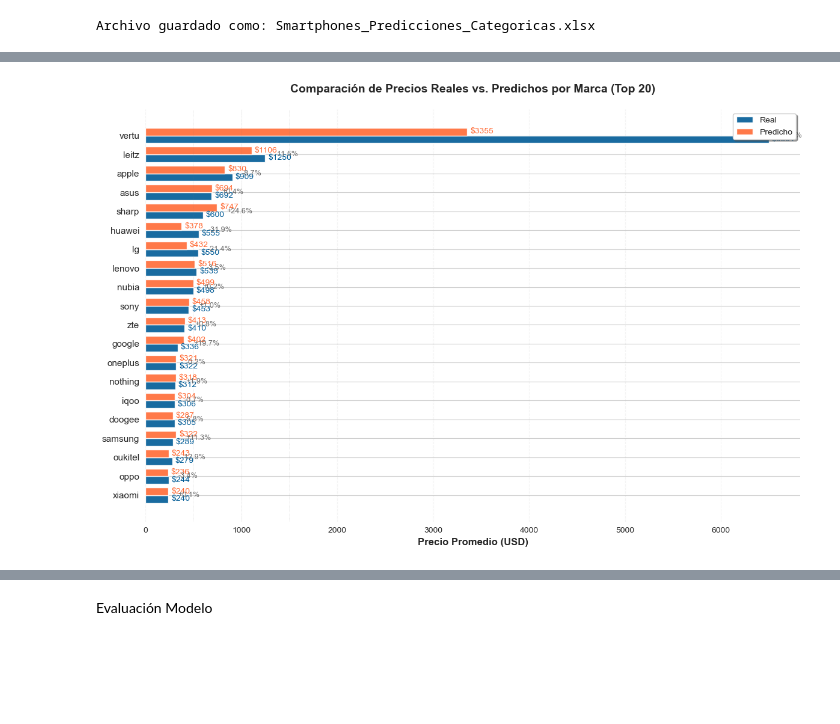
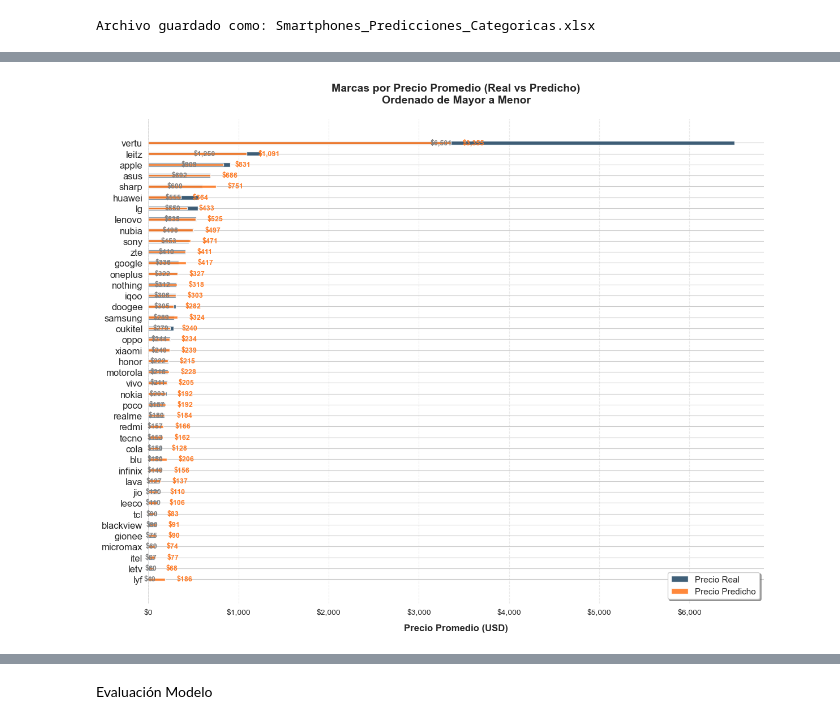
Before and after one commit to Pato66661/Ciencia_Datos_T2, a Jupyter notebook: Proyecto_Fundamentos_Programación/Proyecto.ipynb, the cells around one changed output, grey strips where cells are left out. Saved outputs shown, nothing was run; the diff lists cells and outputs as text; code cells hidden in the pictures; blank space fills up the shorter version.

```diff
--- a/Proyecto_Fundamentos_Programación/Proyecto.ipynb
+++ b/Proyecto_Fundamentos_Programación/Proyecto.ipynb
@@ -1001,69 +1001,3 @@ plt.show()
-# %%
-import matplotlib.pyplot as plt
-import numpy as np
-import seaborn as sns
-
-# Configuración de estilo ejecutivo
-sns.set_style("whitegrid")
-plt.rcParams['font.family'] = 'Arial'
-plt.rcParams['axes.titlesize'] = 14
-plt.rcParams['axes.labelsize'] = 12
-
-# Preparar datos
-top_20 = precio_promedio.head(20).sort_values('price_usd', ascending=True)  # Orden ascendente para mejor lectura
-
-# Crear figura
-fig, ax = plt.subplots(figsize=(12, 8))
-
-# Barras horizontales
-bar_height = 0.4
-y = np.arange(len(top_20))
-
-ax.barh(y - bar_height/2, top_20['price_usd'], height=bar_height,
-        color='#005b96', label='Real', alpha=0.9)
-ax.barh(y + bar_height/2, top_20['predicted_price_usd'], height=bar_height,
-        color='#ff6b35', label='Predicho', alpha=0.9)
-
-# Líneas verticales finas para guía
-for val in [500, 1000, 1500]:
-    ax.axvline(x=val, color='gray', linestyle=':', alpha=0.3, linewidth=0.5)
-
-# Añadir valores
-for i, (real, pred) in enumerate(zip(top_20['price_usd'], top_20['predicted_price_usd'])):
-    ax.text(real + 30, i - bar_height/2, f"${real:.0f}",
-            va='center', ha='left', color='#005b96', fontsize=10)
-    ax.text(pred + 30, i + bar_height/2, f"${pred:.0f}",
-            va='center', ha='left', color='#ff6b35', fontsize=10)
-
-# Ajustes estéticos
-ax.set_yticks(y)
-ax.set_yticklabels(top_20['brand_name'], fontsize=11)
-ax.set_xlabel('Precio Promedio (USD)', fontweight='bold')
-ax.set_title('Comparación de Precios Reales vs. Predichos por Marca (Top 20)',
-             pad=20, fontweight='bold')
-
-# Leyenda en la parte superior derecha
-ax.legend(loc='upper right', frameon=True, shadow=True)
-
-# Eliminar bordes
-sns.despine(left=True, bottom=True)
-
-# Añadir grid solo en eje X
-ax.xaxis.grid(True, linestyle='--', alpha=0.2)
-
-# Añadir porcentaje de diferencia
-for i, (index, row) in enumerate(top_20.iterrows()):
-    diff = ((row['predicted_price_usd'] - row['price_usd']) / row['price_usd']) * 100
-    ax.text(max(row['price_usd'], row['predicted_price_usd']) + 100,
-            y[i],
-            f"{diff:+.1f}%",
-            va='center', color='#6a6a6a', fontsize=9)
-
-plt.tight_layout()
-plt.savefig('comparativa_precios_marcas_exec.png', dpi=300, bbox_inches='tight')
-plt.show()
-# %% [output]
-[figure, removed]
 # %%
 import pandas as pd
 import matplotlib.pyplot as plt
@@ -1081,7 +1015,7 @@ plt.rcParams['ytick.labelsize'] = 11
 plt.rcParams['legend.fontsize'] = 11
 
 # Cargar el archivo Excel
-archivo = "Smartphones_Predicciones_Categoricas_Ajuste_Variables.xlsx"
+archivo = "Smartphones_Predicciones_Categoricas.xlsx"
 df = pd.read_excel(archivo)
 
 # Agrupar por marca y calcular el precio promedio
@@ -1125,33 +1059,35 @@ for i, (real, pred) in enumerate(zip(df_top20['price_usd'], df_top20['predicted_
 ax.set_yticks(y_pos)
 ax.set_yticklabels(df_top20['brand_name'], fontsize=12)
 ax.set_xlabel('Precio Promedio (USD)', fontweight='bold', labelpad=10)
-ax.set_title('Top 20 Marcas por Precio Promedio (Real vs Predicho)\nOrdenado de Mayor a Menor',
+ax.set_title('Marcas por Precio Promedio (Real vs Predicho)\nOrdenado de Mayor a Menor',
              pad=20, fontweight='bold', fontsize=14)
 
 # Invertir el eje Y para mostrar el más caro arriba
 ax.invert_yaxis()
 
 # Formatear eje X con separadores de miles
 ax.xaxis.set_major_formatter(FuncFormatter(usd_formatter))
 
 # Leyenda mejor posicionada y diseñada
 ax.legend(loc='lower right', frameon=True, shadow=True,
           bbox_to_anchor=(1, 0), framealpha=1)
 
 # Gridlines mejorados
 ax.xaxis.grid(True, linestyle='--', alpha=0.4)
 ax.set_axisbelow(True)
 
 # Eliminar bordes no necesarios
 sns.despine(left=True, bottom=True)
 
 # Añadir línea vertical en cero para referencia
 ax.axvline(x=0, color='gray', alpha=0.2, linestyle='-')
 
 # Ajustar márgenes automáticamente
 plt.tight_layout()
 
 # Guardar imagen con alta calidad y fondo transparente
-plt.savefig('comparativa_precios_marcas_top20_descendente.png',
+plt.savefig('comparativa_precios_marcas_descendente.png',
             dpi=300, bbox_inches='tight', transparent=False)
 plt.show()
+# %% [output]
+[figure, added]
```
Also changed, not shown: parts of 19 cells of this notebook, 11 other files.
